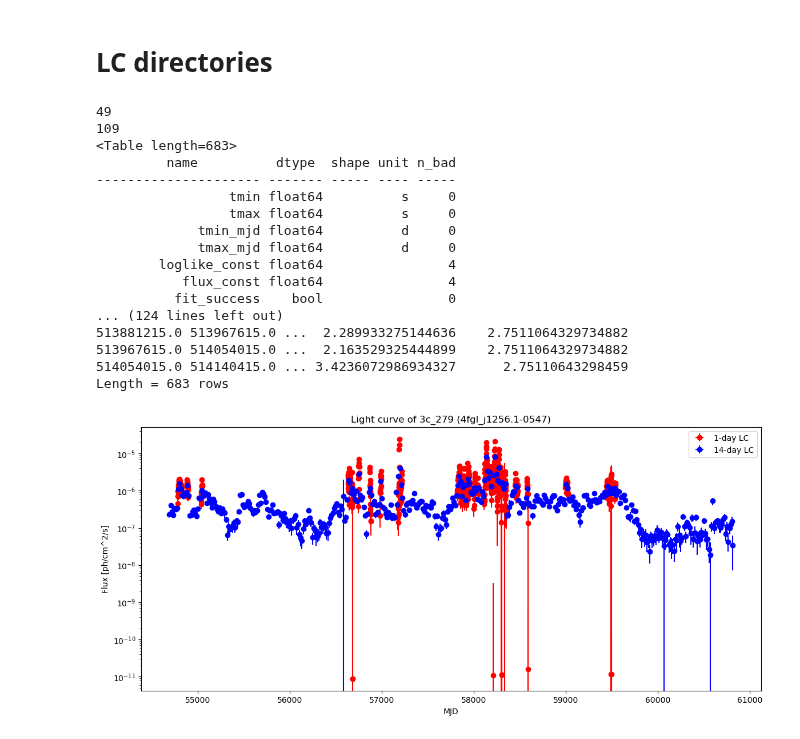
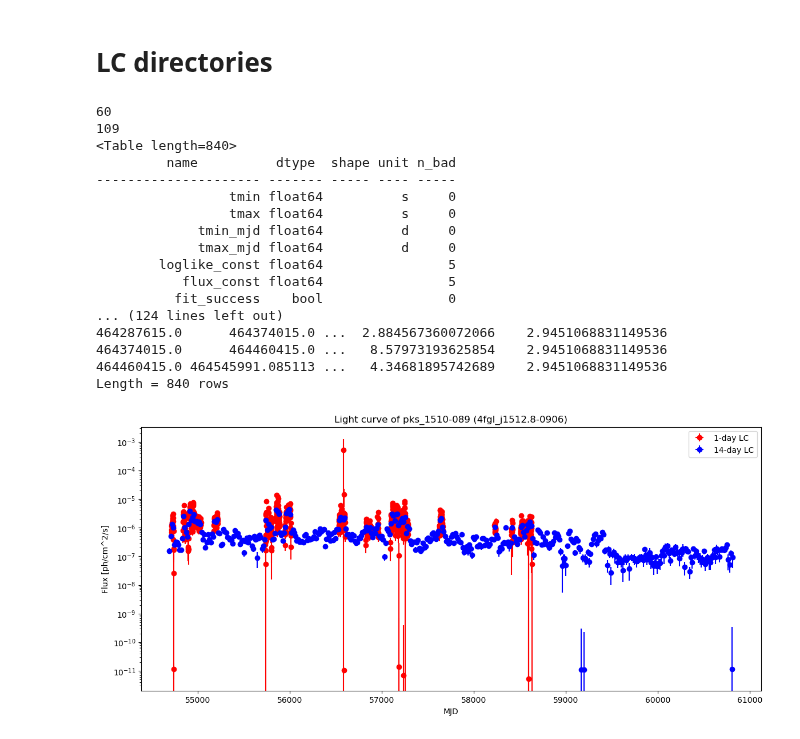
Before and after one commit to kazumaishio/SEDquest, a Jupyter notebook: lightcurve_1d.ipynb, the cells around one changed output. Saved outputs shown, nothing was run; the diff lists cells and outputs as text; code cells hidden in the pictures.

```diff
--- a/lightcurve_1d.ipynb
+++ b/lightcurve_1d.ipynb
@@ -138,8 +138,12 @@ def get_lc_files_14d(dir_path_lc= "./data_LC/14d"):
 # lc_dir_1d_parentpath='/home/kazuma/Workspace/AGN_data/053_BLLac_1d'
 # source_number=3
 # lc_dir_1d_parentpath='/home/kazuma/Workspace/AGN_data/054_CTA102_1d'
-source_number=4
-lc_dir_1d_parentpath='/home/kazuma/Workspace/AGN_data/055_3C279_1d'
+# source_number=4
+# lc_dir_1d_parentpath='/home/kazuma/Workspace/AGN_data/055_3C279_1d'
+# source_number=6
+# lc_dir_1d_parentpath='/home/kazuma/Workspace/AGN_data/057_PKS1424-41_1d'
+source_number=11
+lc_dir_1d_parentpath='/home/kazuma/Workspace/AGN_data/062_PKS1510-089_1d'
 
 dict_sourcename = get_dict_sourcenames()
 # print(dict_sourcename)
@@ -180,39 +184,39 @@ plt.figure(figsize=(14,6))
 
 table_allLCs.add_column((table_allLCs['tmax_mjd'] + table_allLCs['tmin_mjd']) / 2., name='t_mjd', index=0)
 lc_x=table_allLCs['t_mjd']
 lc_y=table_allLCs['flux']
 lc_xerr=np.ones(len(lc_x))*7.0
 lc_yerr=table_allLCs['flux_err']
 # plt.plot(lc_x,lc_y ,marker='o', linestyle='',color= 'red', label=source['assoc name'])
 plt.errorbar(lc_x, lc_y, xerr=lc_xerr, yerr=lc_yerr, fmt='o', color='red', label='1-day LC')
 lc_x=table_14dLC['t_mjd']
 lc_y=table_14dLC['flux']
 lc_xerr=np.ones(len(lc_x))*1.0
 lc_yerr=table_14dLC['flux_err']
 # plt.plot(lc_x,lc_y ,marker='o', linestyle='',color= 'blue', label=source['assoc name'])
 plt.errorbar(lc_x, lc_y, xerr=lc_xerr, yerr=lc_yerr, fmt='o', color='blue', label='14-day LC')
 plt.xlabel('MJD')
 plt.ylabel('Flux [ph/cm^2/s]')
 plt.yscale('log')
 plt.title(f"Light curve of {source['assoc name']} ({source['4FGL name']})")
 plt.legend()
 plt.savefig(os.path.join('./figures', 'lightcurve_1d_' + str(source_number+1) + '_' + source['assoc name'] + '_'  + source['4FGL name'] + '.png'))
 # %% [output]
-49
+60
 109
-<Table length=683>
+<Table length=840>
          name          dtype  shape unit n_bad
 --------------------- ------- ----- ---- -----
                  tmin float64          s     0
                  tmax float64          s     0
              tmin_mjd float64          d     0
              tmax_mjd float64          d     0
-        loglike_const float64                4
-           flux_const float64                4
+        loglike_const float64                5
+           flux_const float64                5
           fit_success    bool                0
 ... (124 lines left out)
-513881215.0 513967615.0 ...  2.289933275144636    2.7511064329734882
-513967615.0 514054015.0 ...  2.163529325444899    2.7511064329734882
-514054015.0 514140415.0 ... 3.4236072986934327      2.75110643298459
-Length = 683 rows
+464287615.0      464374015.0 ...  2.884567360072066    2.9451068831149536
+464374015.0      464460415.0 ...   8.57973193625854    2.9451068831149536
+464460415.0 464545991.085113 ...   4.34681895742689    2.9451068831149536
+Length = 840 rows
-[figure, old version]
+[figure, new version]
```
Also changed, not shown: 2 other files.
